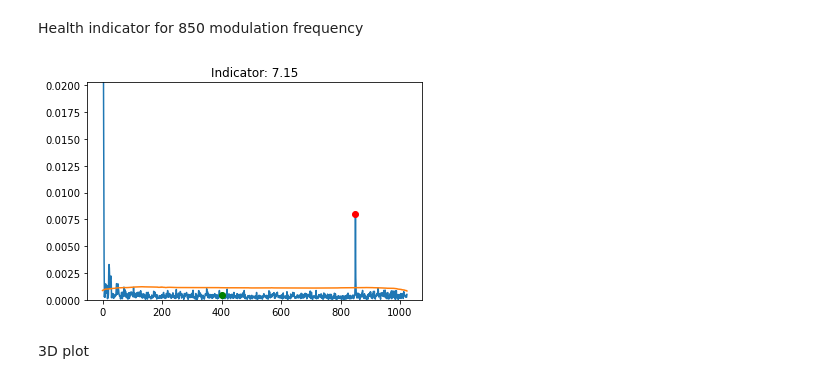
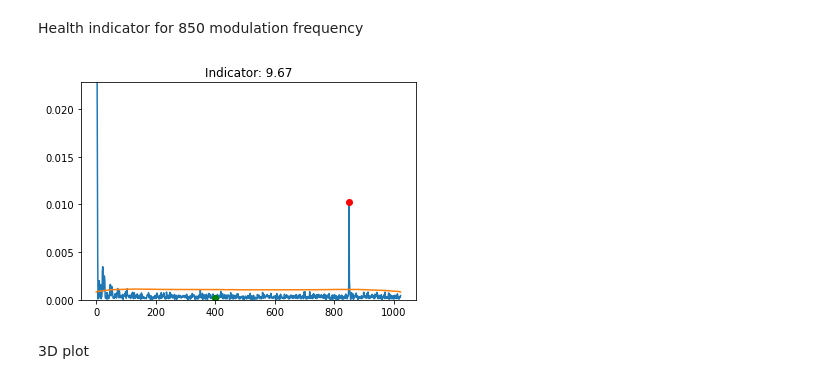
Before and after one commit to qffqqf/mvdr_beamformer, a Jupyter notebook: scanning_test.ipynb, the cells around one changed output. Saved outputs shown, nothing was run; the diff lists cells and outputs as text; code cells hidden in the pictures.

Commit message:
added 64 array hpc scan

```diff
--- a/scanning_test.ipynb
+++ b/scanning_test.ipynb
@@ -12,6 +12,10 @@ test_name = "scan"
 MIX_FILENAME = 'mix_mod.h5'
 SIG_FILENAME = 'sig_mod.h5'
 IAN_FILENAME = 'noise_mod.h5'
+dir_path = './data'
+MIX_FILENAME = os.path.join(dir_path, MIX_FILENAME)
+SIG_FILENAME = os.path.join(dir_path, SIG_FILENAME)
+IAN_FILENAME = os.path.join(dir_path, IAN_FILENAME)
 INCREMENT = 0.1
 
 OUTPUT_FOLDER = f'test_{test_name}'
@@ -22,7 +26,7 @@ FILENAME1 = 'recon.wav'
 FILENAME2 = 'right_mic.wav'
 FILENAME3 = 'left_mic.wav'
 FILENAME4 = 'smi.wav'
-dir_path = '/home/xian/Documents/mvdr_beamformer'
+dir_path = '/home/xian/Documents/mvdr_beamformer/data'
 OUTPUT_PATH = os.path.join(dir_path, OUTPUT_FOLDER)
 OUTPUT_FILENAME = os.path.join(OUTPUT_PATH, FILENAME)
 OUTPUT_FILENAME1 = os.path.join(OUTPUT_PATH, FILENAME1)
@@ -30,7 +34,7 @@ OUTPUT_FILENAME2 = os.path.join(OUTPUT_PATH, FILENAME2)
 OUTPUT_FILENAME3 = os.path.join(OUTPUT_PATH, FILENAME3)
 OUTPUT_FILENAME4 = os.path.join(OUTPUT_PATH, FILENAME4)
 
-mg = MicGeom(from_file='array_9.xml')
+mg = MicGeom(from_file='./array_geom/array_9.xml')
 number_of_mic = mg.mpos.shape[1]
 MIC_POS = []
 for i in np.arange(number_of_mic):
@@ -63,45 +67,45 @@ enhanced_spectrum = mvdr_beamformer.apply_beamformer(beamformer, complex_spectru
 # %% [markdown]
 Health indicator for 850 modulation frequency
 # %%
-# %matplotlib inline
-# from scipy import signal, stats
-# import matplotlib.pyplot as plt
+%matplotlib inline
+from scipy import signal, stats
+import matplotlib.pyplot as plt
 
-# enhanced_audio = utils.spec2wav(enhanced_spectrum, SAMPLING_RATE, FFT_LENGTH, FFT_LENGTH, FFT_SHIFT)
-# data = enhanced_audio / np.max(np.abs(enhanced_audio)) * 0.7
-# # sampling_rate, data = wavfile.read("modulated_signal_noise.wav")
+enhanced_audio = utils.spec2wav(enhanced_spectrum, SAMPLING_RATE, FFT_LENGTH, FFT_LENGTH, FFT_SHIFT)
+data = enhanced_audio / np.max(np.abs(enhanced_audio)) * 0.7
+# sampling_rate, data = wavfile.read("modulated_signal_noise.wav")
 
-# t = np.arange(len(data)) / SAMPLING_RATE
-# f = np.linspace(0, SAMPLING_RATE, len(data))
+t = np.arange(len(data)) / SAMPLING_RATE
+f = np.linspace(0, SAMPLING_RATE, len(data))
 
-# analytic_signal = signal.hilbert(data)
-# amplitude_envelope = np.abs(analytic_signal)
+analytic_signal = signal.hilbert(data)
+amplitude_envelope = np.abs(analytic_signal)
 
-# ses = np.abs(np.fft.fft(amplitude_envelope) / len(data))
-# ses = ses[:int(len(data)/50)]
-# freqs = f[:int(len(data)/50)]
+ses = np.abs(np.fft.fft(amplitude_envelope) / len(data))
+ses = ses[:int(len(data)/50)]
+freqs = f[:int(len(data)/50)]
 
-# mod_freq = 850
-# ind_mod = (np.abs(freqs - mod_freq)).argmin()
-# noise_freq = 400
-# ind_mod_noise = (np.abs(freqs - noise_freq)).argmin()
+mod_freq = 850
+ind_mod = (np.abs(freqs - mod_freq)).argmin()
+noise_freq = 400
+ind_mod_noise = (np.abs(freqs - noise_freq)).argmin()
 
-# thres1 = signal.medfilt(ses, 255)
-# thres2 = stats.median_abs_deviation(ses)
-# thres3 = thres1 + 6 * thres2
+thres1 = signal.medfilt(ses, 255)
+thres2 = stats.median_abs_deviation(ses)
+thres3 = thres1 + 6 * thres2
 
-# Indicator = round(ses[ind_mod] / thres3.mean(), 2)
+Indicator = round(ses[ind_mod] / thres3.mean(), 2)
 
-# plt.title(f'Indicator: {Indicator}')
-# plt.plot(freqs, ses)
-# plt.plot(freqs, thres3)
-# plt.ylim(0,0.07*ses[0])
-# plt.plot(freqs[ind_mod], ses[ind_mod], 'ro')
-# plt.plot(freqs[ind_mod_noise], ses[ind_mod_noise], 'go')
-# savefig(f'./results/result_{test_name}_indicator.eps', format='eps')
-# plt.show()
+plt.title(f'Indicator: {Indicator}')
+plt.plot(freqs, ses)
+plt.plot(freqs, thres3)
+plt.ylim(0,0.07*ses[0])
+plt.plot(freqs[ind_mod], ses[ind_mod], 'ro')
+plt.plot(freqs[ind_mod_noise], ses[ind_mod_noise], 'go')
+savefig(f'./results/result_{test_name}_indicator.eps', format='eps')
+plt.show()
 # %% [output]
-[figure, old version]
+[figure, new version]
 # %% [markdown]
 3D plot
 # %%
```
Also changed, not shown: 5 other files.
